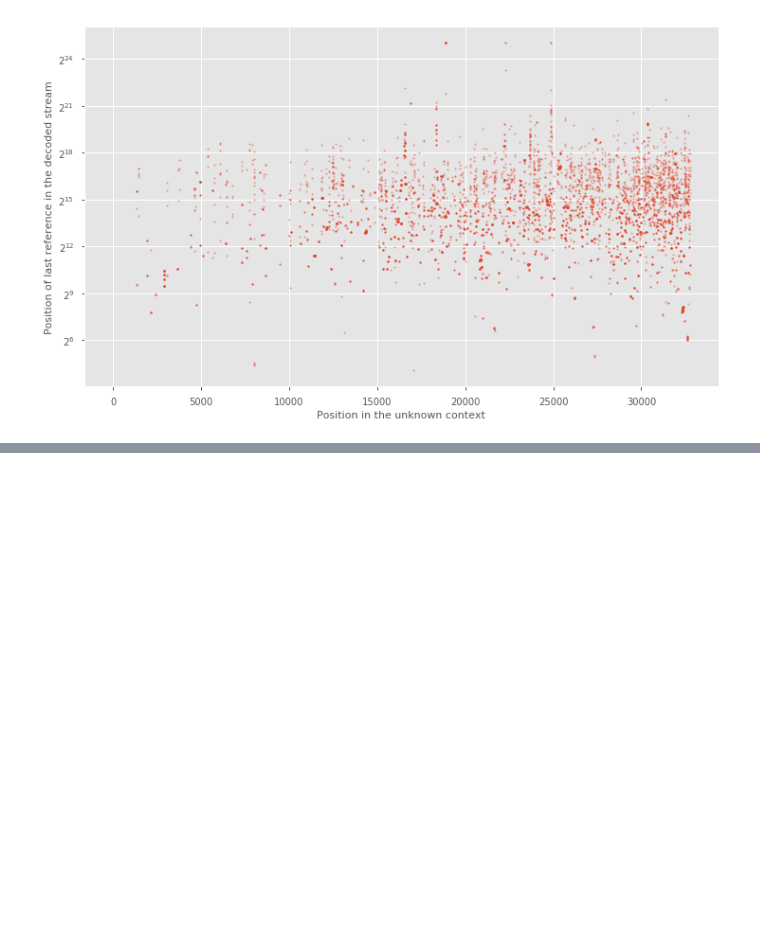
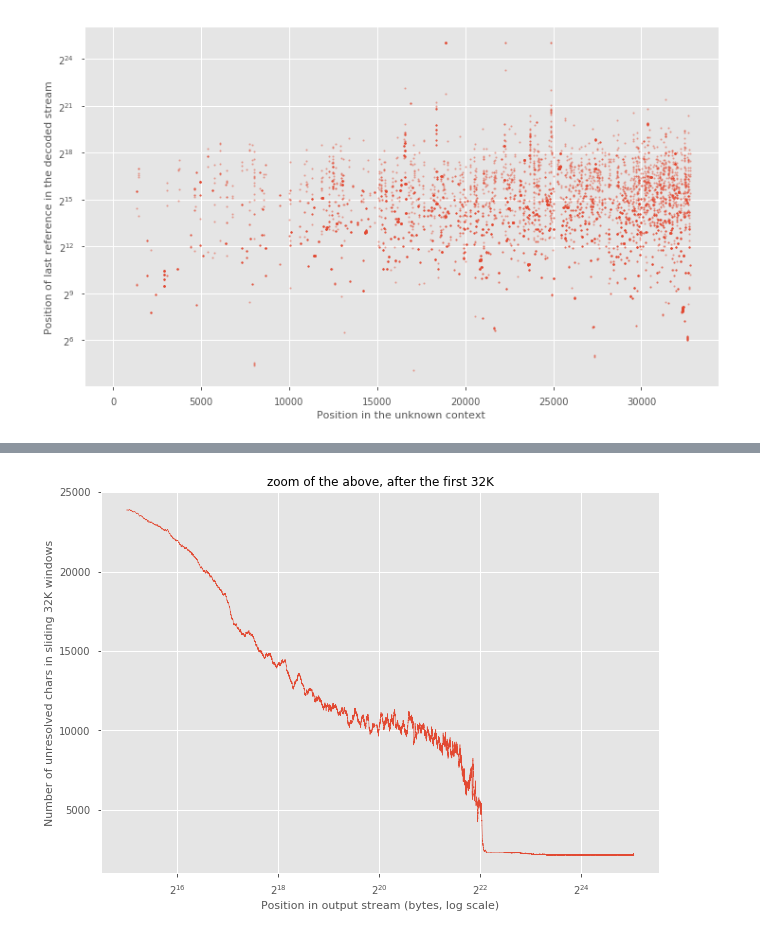
Before and after one commit to rchikhi/fqgz, a Jupyter notebook: Backref stats.ipynb, the cells around one changed output, grey strips where cells are left out. Cells and saved outputs as stored; diff of their text form; code cells hidden in the pictures; blank space fills up the shorter version.

```diff
--- a/Backref stats.ipynb
+++ b/Backref stats.ipynb
@@ -62,0 +65,10 @@ plt.ylabel('Number of unresolved chars in each 32K window');
+# %%
+plt.figure(figsize=(10,7))
+skip = 1<<(15-decimate_power)
+plt.plot(xaxis[skip:], unresolved_inwin[skip:], linewidth=0.5);
+plt.xscale('log', basex=2)
+plt.xlabel('Position in output stream (bytes, log scale)')
+plt.ylabel('Number of unresolved chars in sliding 32K windows');
+plt.title('zoom of the above, after the first 32K');
+# %% [output]
+[figure, added]
```
Also changed, not shown: parts of 4 cells of this notebook, 2 other files.
